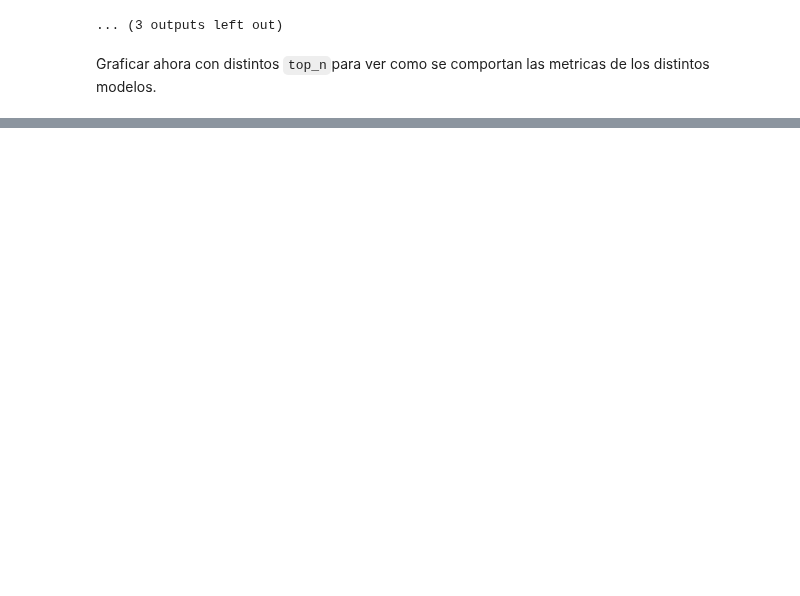
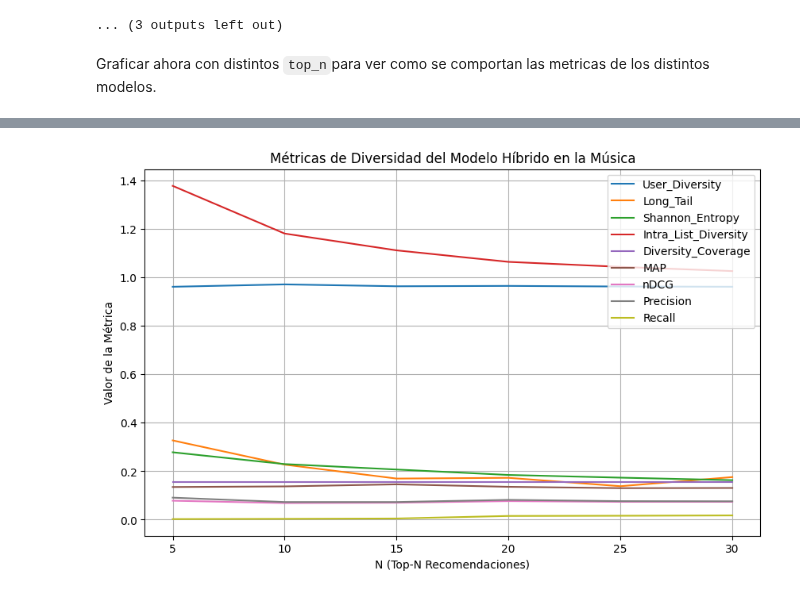
Before and after one commit to ferperezh/IIC3633_ProyectoMetricaDiversidad, a Jupyter notebook: musica/musica_metrica_diversidad.ipynb, the cells around one changed output, grey strips where cells are left out. Drawn from its saved outputs; the diff is of its cells as text; code cells hidden in the pictures; blank space fills up the shorter version.

```diff
--- a/musica/musica_metrica_diversidad.ipynb
+++ b/musica/musica_metrica_diversidad.ipynb
@@ -1832,0 +2071,26 @@ plt.show()
+# %%
+import matplotlib.pyplot as plt
+
+# Métricas de diversidad a graficar
+metrics_to_plot = [
+    "User_Diversity", "Long_Tail", "Shannon_Entropy",
+    "Intra_List_Diversity", "Diversity_Coverage", "MAP",
+    "nDCG", "Precision", "Recall"
+]
+
+# Configurar el gráfico
+plt.figure(figsize=(10, 6))
+
+# Graficar cada métrica
+for metric in metrics_to_plot:
+    plt.plot(results_hybrid_df['N'], results_hybrid_df[metric], label=metric)
+
+# Configurar título, etiquetas y leyenda
+plt.title("Métricas de Diversidad del Modelo Híbrido en la Música")
+plt.xlabel("N (Top-N Recomendaciones)")
+plt.ylabel("Valor de la Métrica")
+plt.legend(loc="upper right")
+plt.grid()
+plt.show()
+# %% [output]
+[figure, added]
```
Also changed, not shown: parts of 11 cells of this notebook.
